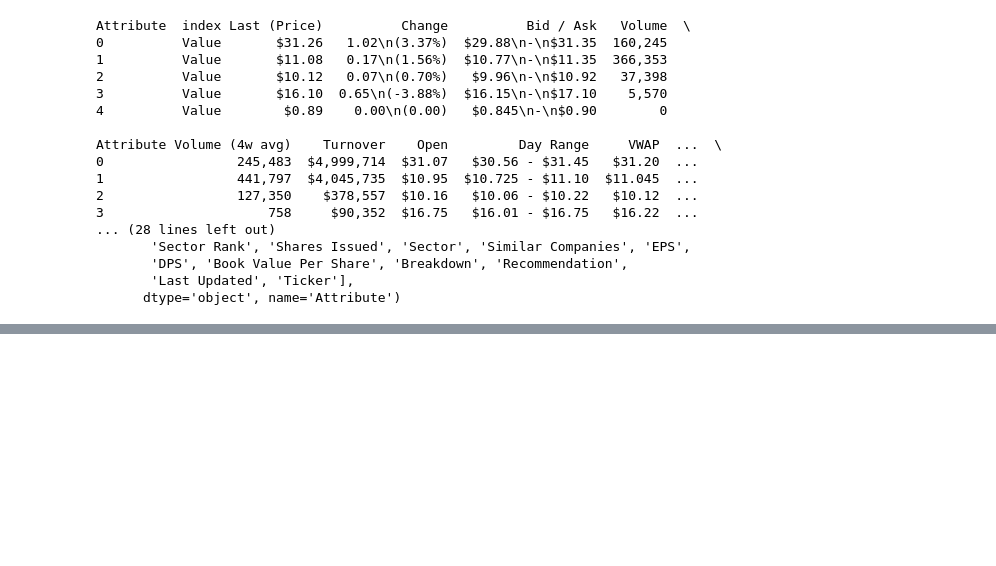
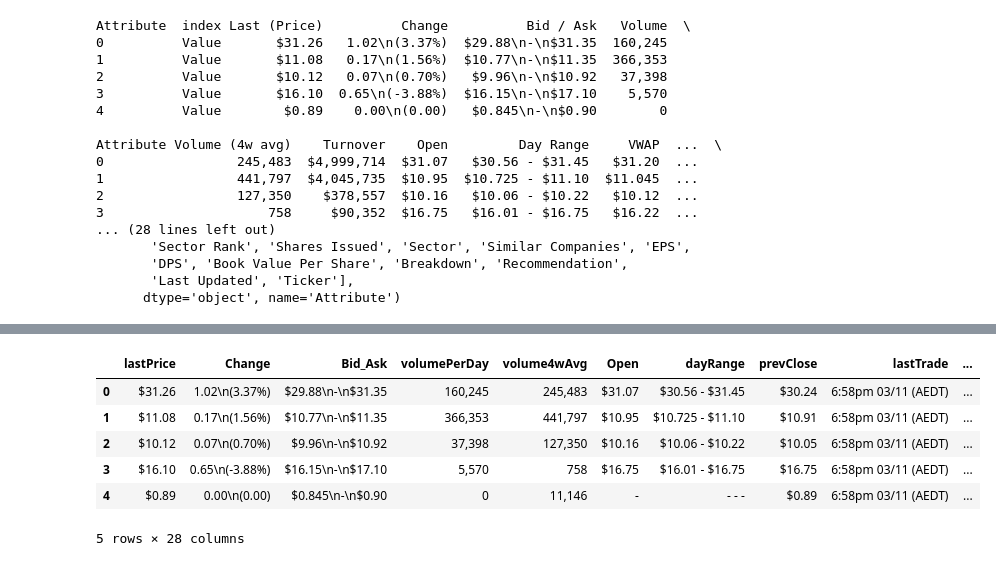
Before and after one commit to Andre2503/Project3_Group2, a Jupyter notebook: 02_Retrieve_ASX_Ticker_Fundamental.ipynb, the cells around one changed output, grey strips where cells are left out. Drawn from its saved outputs; the diff is of its cells as text; code cells hidden in the pictures; blank space fills up the shorter version.

```diff
--- a/02_Retrieve_ASX_Ticker_Fundamental.ipynb
+++ b/02_Retrieve_ASX_Ticker_Fundamental.ipynb
@@ -724,0 +749,5 @@ result_df.to_csv('Resources/02_ASX_Fundamental_Final.csv', index=False)
+# %%
+# Drop some columns
+columns_to_drop = ['index', 'Turnover', 'VWAP']
+fundamental_df_raw = fundamental_df_raw.drop(columns=columns_to_drop)
+fundamental_df_raw.head(5)
@@ -724,0 +762,36 @@ result_df.to_csv('Resources/02_ASX_Fundamental_Final.csv', index=False)
+# %%
+# Define a dictionary to map old column names to new column names
+column_to_rename = {
+    'Last (Price)': 'lastPrice',
+    'Bid / Ask': 'Bid_Ask',
+    'Volume': 'volumePerDay',
+    'Volume (4w avg)': 'volume4wAvg',
+    'Day Range': 'dayRange',
+    'Prev Close': 'prevClose',
+    'Last Trade': 'lastTrade',
+    '1 Week': 'oneWeek',
+    '1 Month': 'oneMonth',
+    '2023 YTD': 'YTD2023',
+    '1 Year': 'oneYear',
+    'vs Sector (1yr)': 'vsSectorOneYr',
+    'vs ASX 200 (1yr)': 'vsASX200OneYr',
+    'Market Cap': 'marketCap',
+    'ASX Rank': 'ASXRank',
+    'Sector Rank': 'sectorRank',
+    'Shares Issued': 'sharesIssued',
+    'Similar Companies': 'similarCompanies',
+    'Book Value Per Share': 'bookValuePerShare',
+    'Last Updated': 'lastUpdated'
+}
+
+# Use the rename method to change column names
+fundamental_df_raw = fundamental_df_raw.rename(columns=column_to_rename)
+fundamental_df_raw.head(5)
+# %% [output]
+|  | lastPrice | Change | Bid_Ask | volumePerDay | volume4wAvg | Open | dayRange | prevClose | lastTrade | ... |
+| 0 | $31.26 | 1.02\n(3.37%) | $29.88\n-\n$31.35 | 160,245 | 245,483 | $31.07 | $30.56 - $31.45 | $30.24 | 6:58pm 03/11 (AEDT) | ... |
+| 1 | $11.08 | 0.17\n(1.56%) | $10.77\n-\n$11.35 | 366,353 | 441,797 | $10.95 | $10.725 - $11.10 | $10.91 | 6:58pm 03/11 (AEDT) | ... |
+| 2 | $10.12 | 0.07\n(0.70%) | $9.96\n-\n$10.92 | 37,398 | 127,350 | $10.16 | $10.06 - $10.22 | $10.05 | 6:58pm 03/11 (AEDT) | ... |
+| 3 | $16.10 | 0.65\n(-3.88%) | $16.15\n-\n$17.10 | 5,570 | 758 | $16.75 | $16.01 - $16.75 | $16.75 | 6:58pm 03/11 (AEDT) | ... |
+| 4 | $0.89 | 0.00\n(0.00) | $0.845\n-\n$0.90 | 0 | 11,146 | ‐ | ‐ - ‐ | $0.89 | 6:58pm 03/11 (AEDT) | ... |
+5 rows × 28 columns
```
Also changed, not shown: parts of 7 cells of this notebook, 2 other files.
